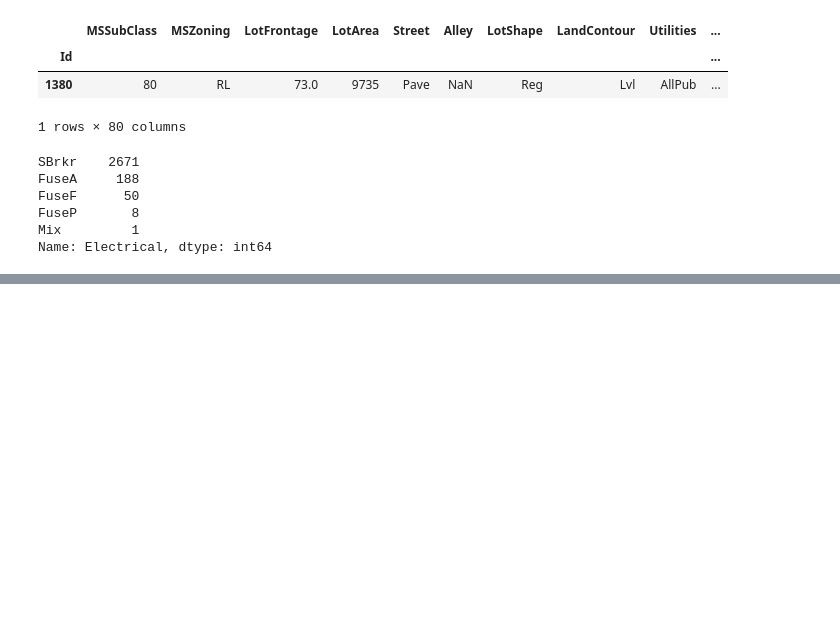
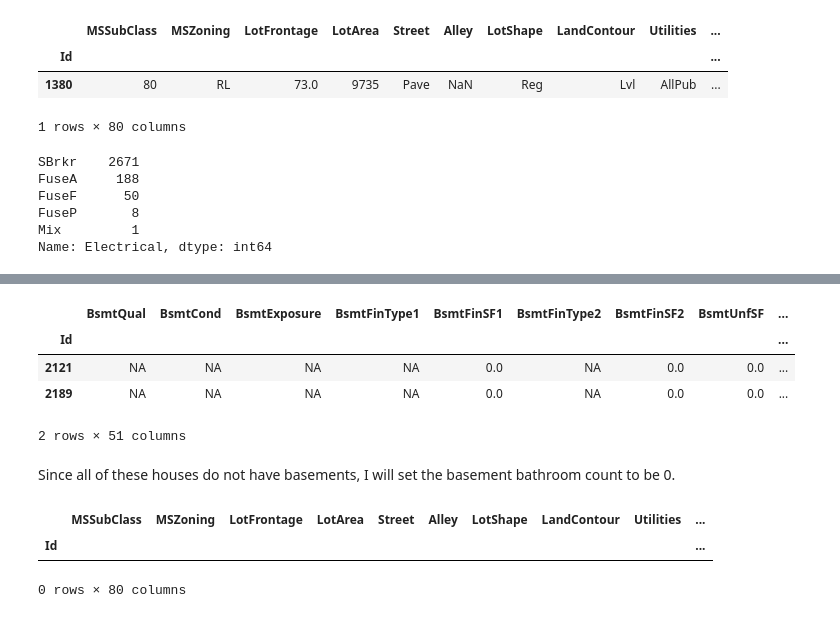
Before and after one commit to AnirudhAchal/Housing-Prices, a Jupyter notebook: Notebooks/Housing Prices .ipynb, the cells around one changed output, grey strips where cells are left out. Saved outputs shown, nothing was run; the diff lists cells and outputs as text; code cells hidden in the pictures; blank space fills up the shorter version.

```diff
--- a/Notebooks/Housing Prices .ipynb
+++ b/Notebooks/Housing Prices .ipynb
@@ -1628,0 +1671,11 @@ df.loc[pd.isnull(df['Electrical']), 'Electrical'] = 'SBrkr'
+# %%
+# House with missing basement half bathroom values
+df.loc[pd.isnull(df['BsmtHalfBath']), 'BsmtQual':]
+# %% [output]
+|  | BsmtQual | BsmtCond | BsmtExposure | BsmtFinType1 | BsmtFinSF1 | BsmtFinType2 | BsmtFinSF2 | BsmtUnfSF | ... |
+| Id |  |  |  |  |  |  |  |  | ... |
+| 2121 | NA | NA | NA | NA | 0.0 | NA | 0.0 | 0.0 | ... |
+| 2189 | NA | NA | NA | NA | 0.0 | NA | 0.0 | 0.0 | ... |
+2 rows × 51 columns
+# %% [markdown]
+Since all of these houses do not have basements, I will set the basement bathroom count to be 0.
@@ -1628,0 +1686,7 @@ df.loc[pd.isnull(df['Electrical']), 'Electrical'] = 'SBrkr'
+# %%
+# Just checking to see if there are any houses whose entires are impossibel
+df.loc[(df['BsmtFullBath'] != 0) & (df['BsmtQual'] == 'NA')]
+# %% [output]
+|  | MSSubClass | MSZoning | LotFrontage | LotArea | Street | Alley | LotShape | LandContour | Utilities | ... |
+| Id |  |  |  |  |  |  |  |  |  | ... |
+0 rows × 80 columns
```
Also changed, not shown: parts of 5 cells of this notebook.
